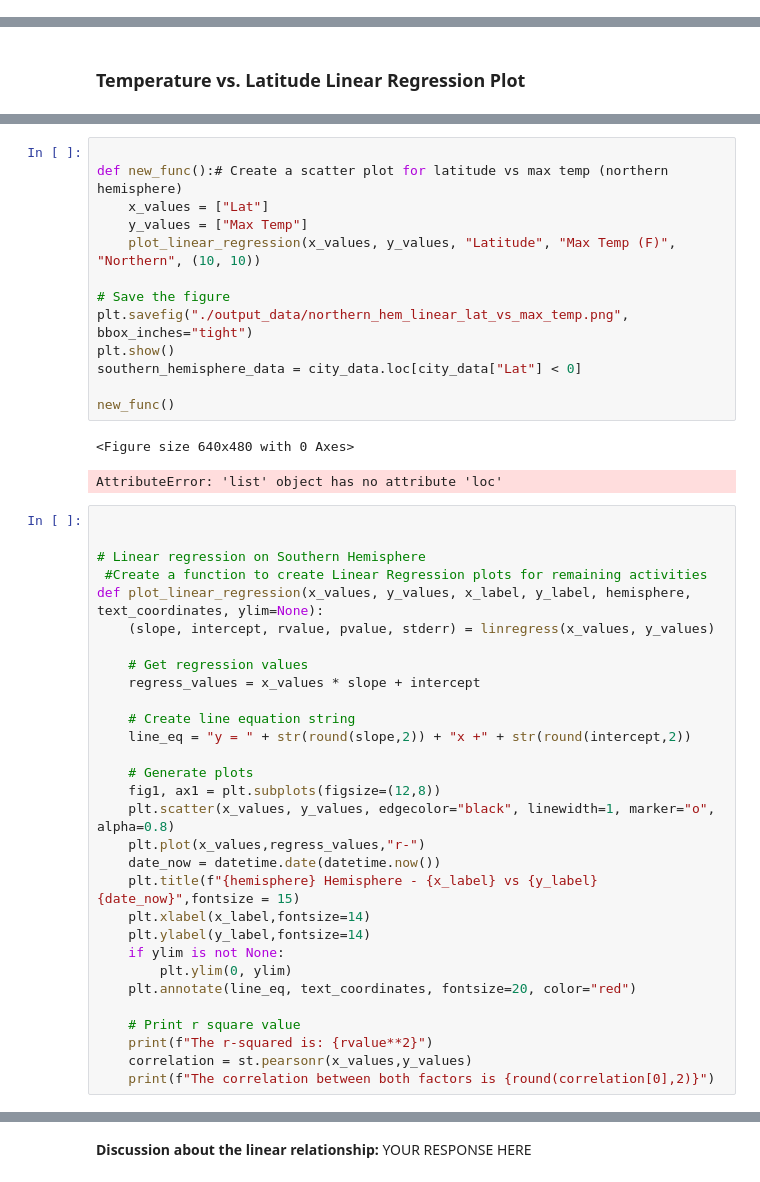
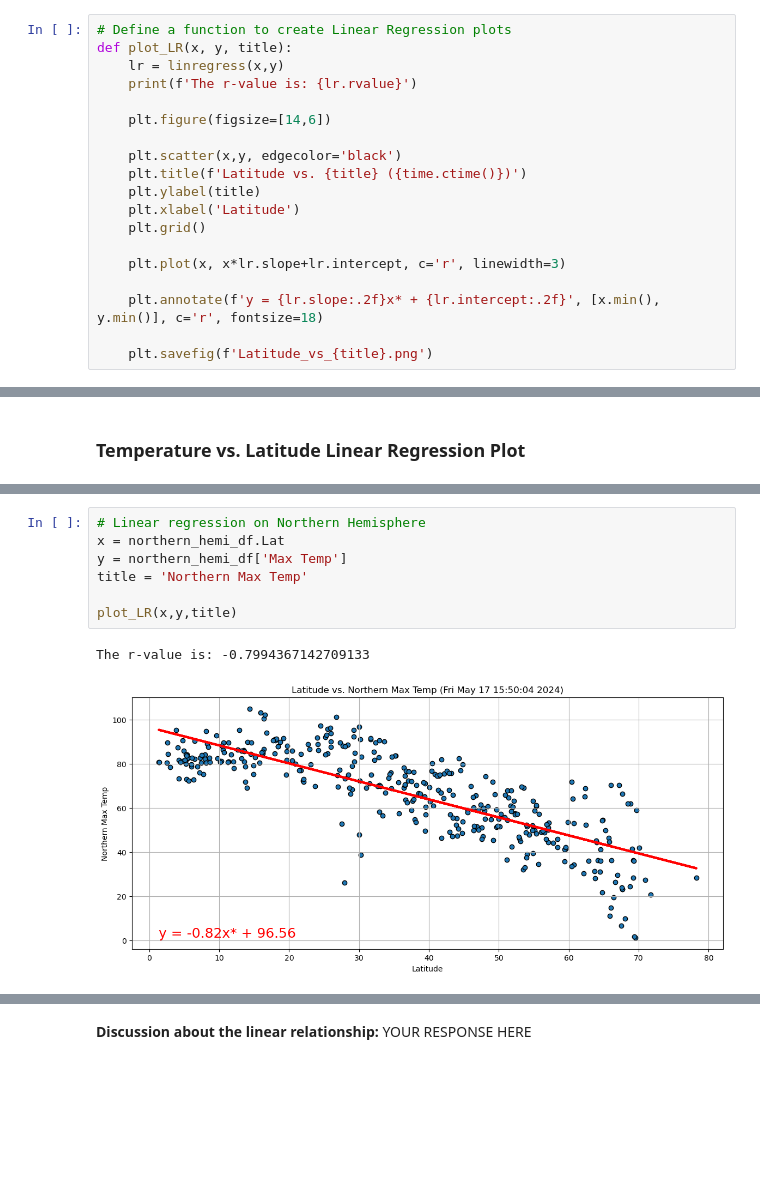
Before and after one commit to mattcat1221/World_Weather_Analysis, a Jupyter notebook: WeatherPy.ipynb, the cells around one changed output, grey strips where cells are left out. Cells and saved outputs as stored; diff of their text form; blank space fills up the shorter version.

```diff
--- a/WeatherPy.ipynb
+++ b/WeatherPy.ipynb
@@ -293,2 +246,21 @@ print(f"R^2 Value: {r2_value}")
+# %%
+# Define a function to create Linear Regression plots
+def plot_LR(x, y, title):
+    lr = linregress(x,y)
+    print(f'The r-value is: {lr.rvalue}')
+
+    plt.figure(figsize=[14,6])
+
+    plt.scatter(x,y, edgecolor='black')
+    plt.title(f'Latitude vs. {title} ({time.ctime()})')
+    plt.ylabel(title)
+    plt.xlabel('Latitude')
+    plt.grid()
+
+    plt.plot(x, x*lr.slope+lr.intercept, c='r', linewidth=3)
+
+    plt.annotate(f'y = {lr.slope:.2f}x* + {lr.intercept:.2f}', [x.min(), y.min()], c='r', fontsize=18)
+
+    plt.savefig(f'Latitude_vs_{title}.png')
 # %%
 # Create a DataFrame with the Northern Hemisphere data (Latitude >= 0)
@@ -351,46 +281,10 @@ ModuleNotFoundError: No module named 'city_data'
-# %%
-
-def new_func():# Create a scatter plot for latitude vs max temp (northern hemisphere)
-    x_values = ["Lat"]
-    y_values = ["Max Temp"]
-    plot_linear_regression(x_values, y_values, "Latitude", "Max Temp (F)", "Northern", (10, 10))
-
-# Save the figure
-plt.savefig("./output_data/northern_hem_linear_lat_vs_max_temp.png", bbox_inches="tight")
-plt.show()
-southern_hemisphere_data = city_data.loc[city_data["Lat"] < 0]
-
-new_func()
-# %% [output]
-<Figure size 640x480 with 0 Axes>
-AttributeError: 'list' object has no attribute 'loc'
-# %%
-
-
-# Linear regression on Southern Hemisphere
- #Create a function to create Linear Regression plots for remaining activities
-def plot_linear_regression(x_values, y_values, x_label, y_label, hemisphere, text_coordinates, ylim=None):
-    (slope, intercept, rvalue, pvalue, stderr) = linregress(x_values, y_values)
-
-    # Get regression values
-    regress_values = x_values * slope + intercept
-
-    # Create line equation string
-    line_eq = "y = " + str(round(slope,2)) + "x +" + str(round(intercept,2))
-
-    # Generate plots
-    fig1, ax1 = plt.subplots(figsize=(12,8))
-    plt.scatter(x_values, y_values, edgecolor="black", linewidth=1, marker="o", alpha=0.8)
-    plt.plot(x_values,regress_values,"r-")
-    date_now = datetime.date(datetime.now())
-    plt.title(f"{hemisphere} Hemisphere - {x_label} vs {y_label} {date_now}",fontsize = 15)
-    plt.xlabel(x_label,fontsize=14)
-    plt.ylabel(y_label,fontsize=14)
-    if ylim is not None:
-        plt.ylim(0, ylim)
-    plt.annotate(line_eq, text_coordinates, fontsize=20, color="red")
-
-    # Print r square value
-    print(f"The r-squared is: {rvalue**2}")
-    correlation = st.pearsonr(x_values,y_values)
-    print(f"The correlation between both factors is {round(correlation[0],2)}")
+# %%
+# Linear regression on Northern Hemisphere
+x = northern_hemi_df.Lat
+y = northern_hemi_df['Max Temp']
+title = 'Northern Max Temp'
+
+plot_LR(x,y,title)
+# %% [output]
+The r-value is: -0.7994367142709133
+[figure, added]
```
Also changed, not shown: parts of 30 cells of this notebook, 12 other files.
